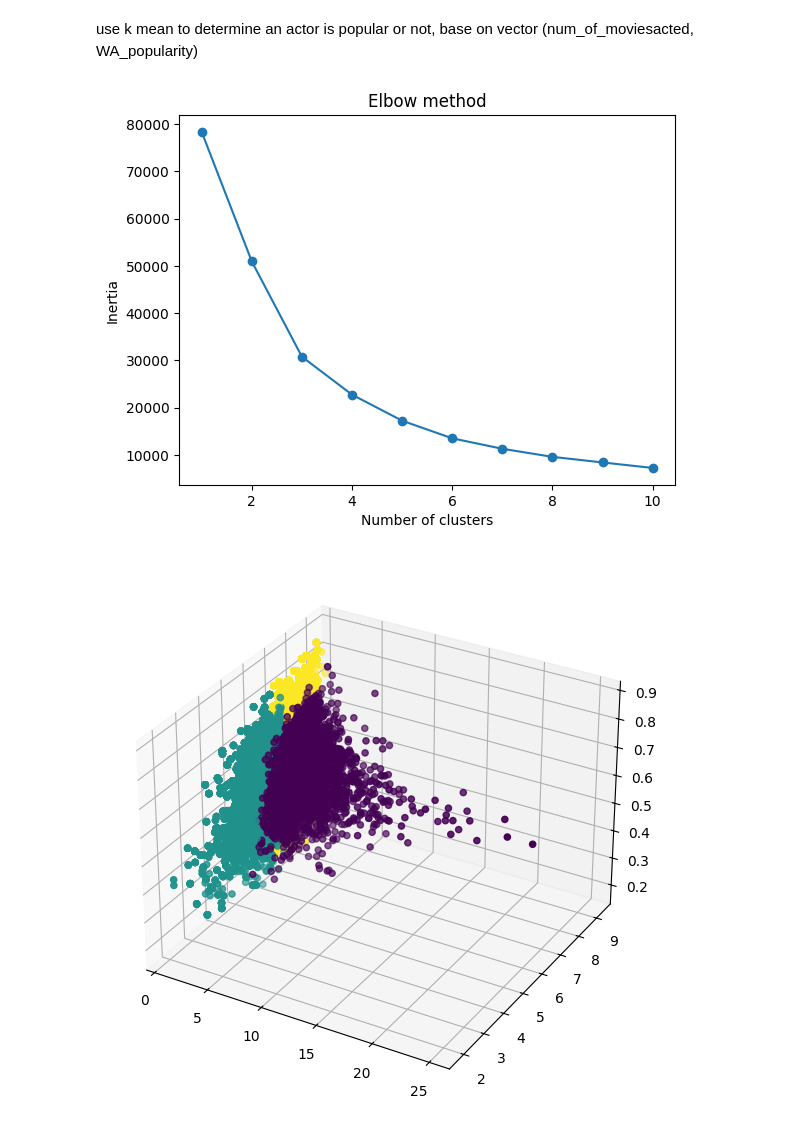
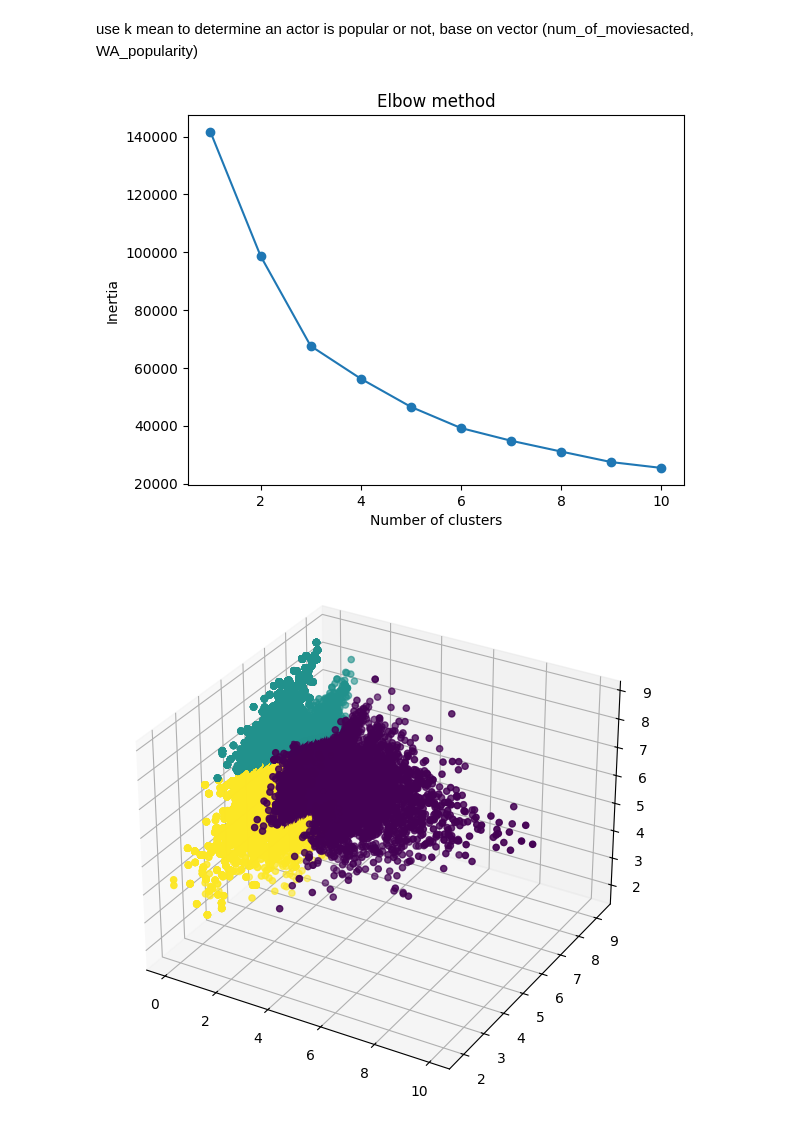
Before and after one commit to XiaoyingChen924/Movie_Popularity_Analysis, a Jupyter notebook: actor_director_preprocseeing.ipynb, the cells around one changed output. Drawn from its saved outputs; the diff is of its cells as text; code cells hidden in the pictures.

```diff
--- a/actor_director_preprocseeing.ipynb
+++ b/actor_director_preprocseeing.ipynb
@@ -150,8 +156,8 @@ plt.show()
 # %% [markdown]
 use k mean to determine an actor is popular or not, base on vector (num_of_moviesacted, WA_popularity)
 # %%
-actor_df = pd.read_csv("actor.csv")
-data = list(zip(actor_df["num_of_movie"], actor_df["avg_nor_popularity"], actor_df["avg_score"]))  #, actor_df["avg_popularity"])), actor_df["avg_score"],
+actor_df = pd.read_csv("pre_actor.csv")
+data = list(zip(actor_df["nor_movie_count"], actor_df["avg_nor_popularity"], actor_df["avg_score"]))  #, actor_df["avg_popularity"])), actor_df["avg_score"],
 inertias = []
 inertias = []
 
@@ -166,27 +172,28 @@ plt.xlabel('Number of clusters')
 plt.ylabel('Inertia')
 plt.show()
 # %% [output]
-[figure, old version]
+[figure, new version]
 # %%
 kmeans = KMeans(n_clusters=3)
 kmeans.fit(data)
 label = kmeans.labels_
 
 fig = plt.figure(figsize = (10, 7))
 ax = plt.axes(projection ="3d")
 
 # Creating plot
-ax.scatter3D(actor_df["num_of_movie"], actor_df["avg_score"] , actor_df["avg_nor_popularity"], c=label) # , actor_df["avg_popularity"]
+# x axis movie_count, y axis avg_score, z axis avg nor popularity
+ax.scatter3D(actor_df["nor_movie_count"], actor_df["avg_score"] , actor_df["avg_nor_popularity"], c=label) # , actor_df["avg_popularity"]
 
 #plt.figure(figsize=(10, 7))
 #plt.scatter(actor_df["num_of_movie"], actor_df["avg_score"], c=label, marker='o')
 
 # plt.scatter(actor_df["num_of_movie"], actor_df["avg_score"], marker=label)
 # plt.show()
 
 df = pd.DataFrame({'ClusterLabel': label})
 df_comb = pd.concat([actor_df,df], axis=1, join='inner')
 df_comb.to_csv('actor.csv', index=False)
 # %% [output]
-[figure, old version]
+[figure, new version]
 # %%
```
Also changed, not shown: parts of 6 cells of this notebook, 4 other files.
